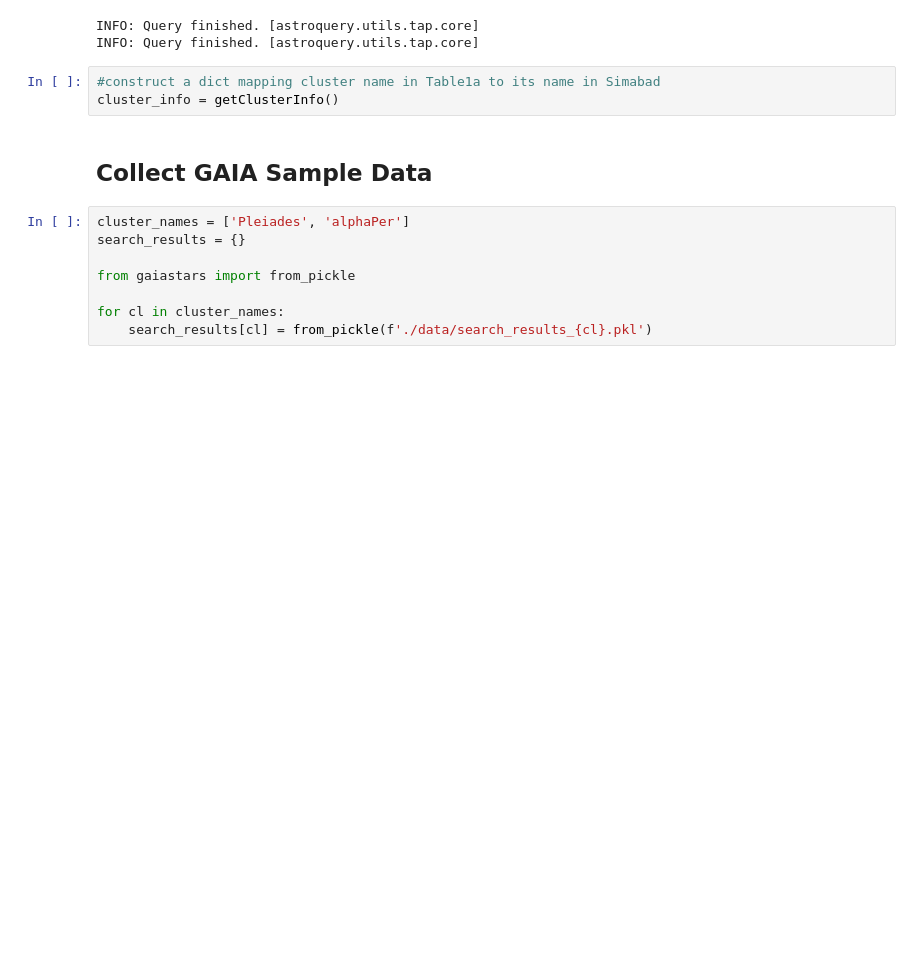
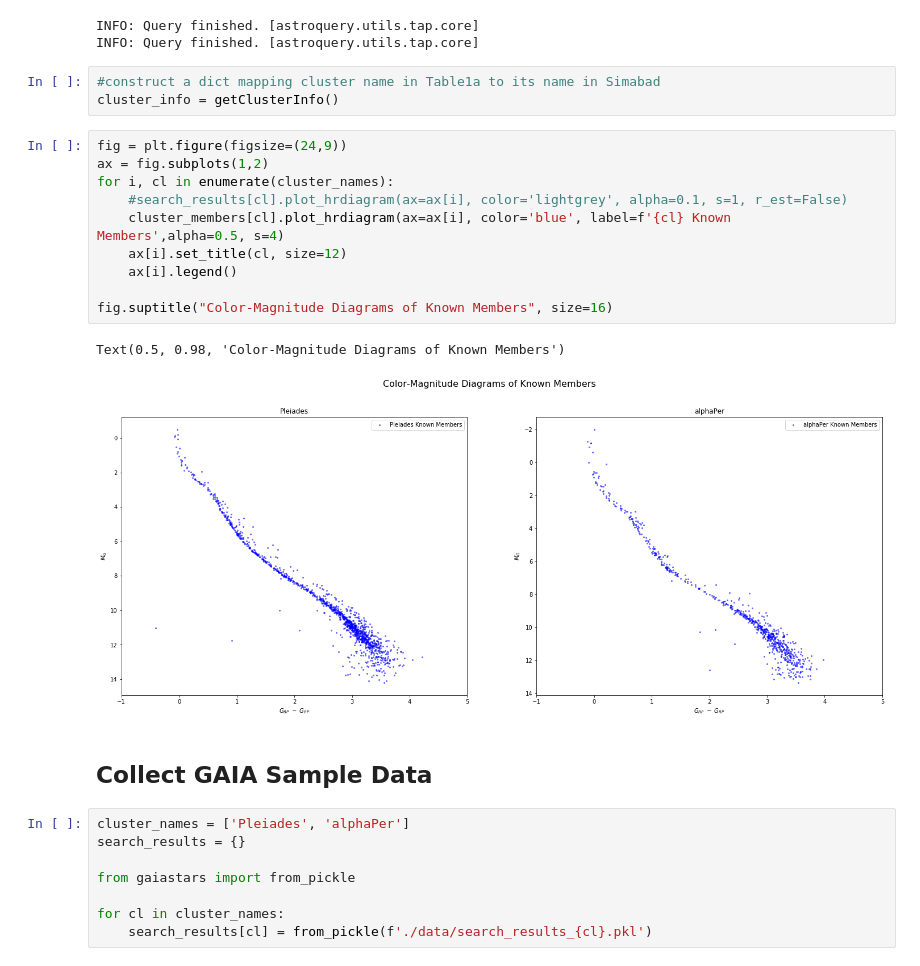
Before and after one commit to kevinmcmanus/runawaysearch, a Jupyter notebook: RunawaySearch.ipynb, the cells around one changed output. Saved outputs shown, nothing was run; the diff lists cells and outputs as text; blank space fills up the shorter version.

```diff
--- a/RunawaySearch.ipynb
+++ b/RunawaySearch.ipynb
@@ -60,6 +71,19 @@ INFO: Query finished. [astroquery.utils.tap.core]
 # %%
 #construct a dict mapping cluster name in Table1a to its name in Simabad
 cluster_info = getClusterInfo()
+# %%
+fig = plt.figure(figsize=(24,9))
+ax = fig.subplots(1,2)
+for i, cl in enumerate(cluster_names):
+    #search_results[cl].plot_hrdiagram(ax=ax[i], color='lightgrey', alpha=0.1, s=1, r_est=False)
+    cluster_members[cl].plot_hrdiagram(ax=ax[i], color='blue', label=f'{cl} Known Members',alpha=0.5, s=4)
+    ax[i].set_title(cl, size=12)
+    ax[i].legend()
+
+fig.suptitle("Color-Magnitude Diagrams of Known Members", size=16)
+# %% [output]
+Text(0.5, 0.98, 'Color-Magnitude Diagrams of Known Members')
+[figure, added]
 # %% [markdown]
 ## Collect GAIA Sample Data
 # %%
```
Also changed, not shown: parts of 64 cells of this notebook, 22 other files.
